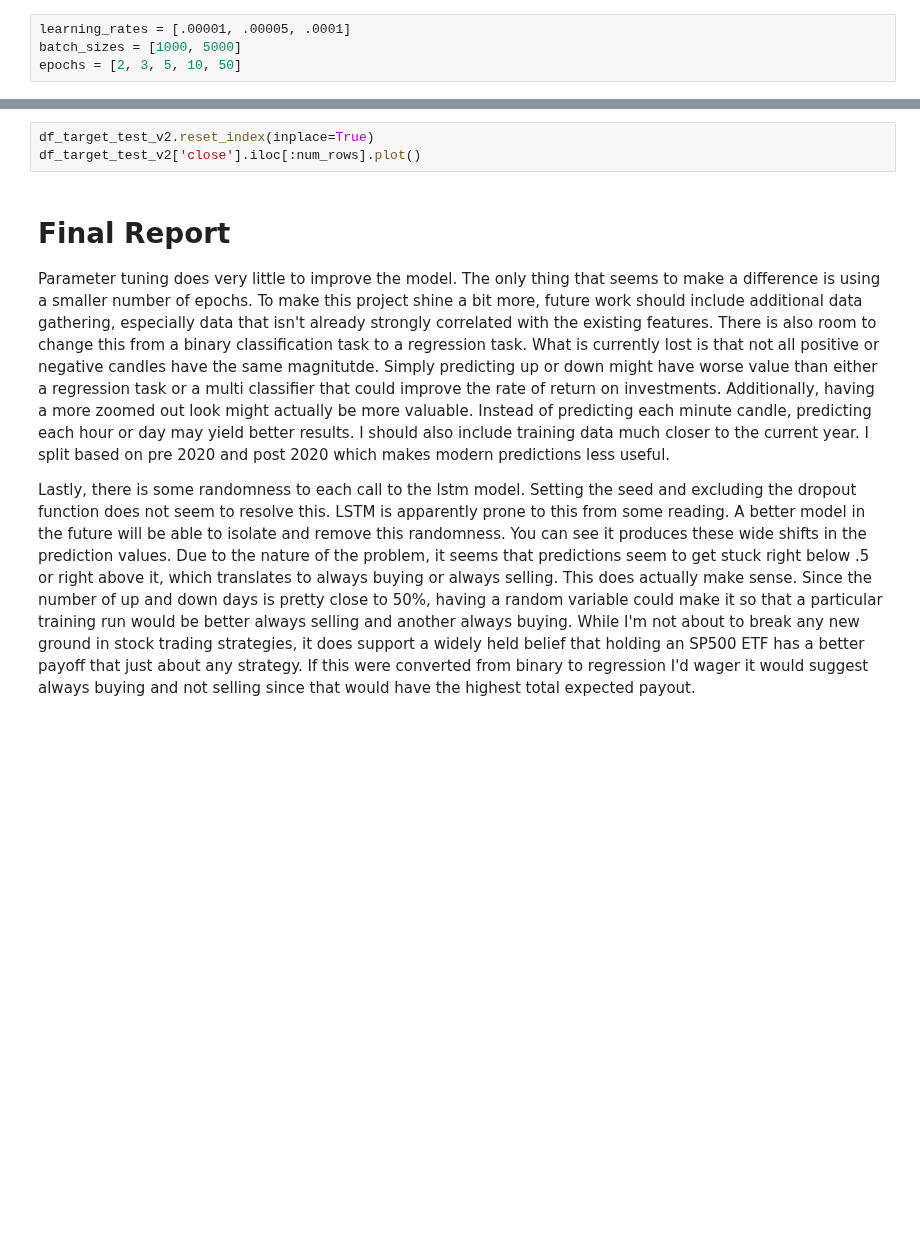
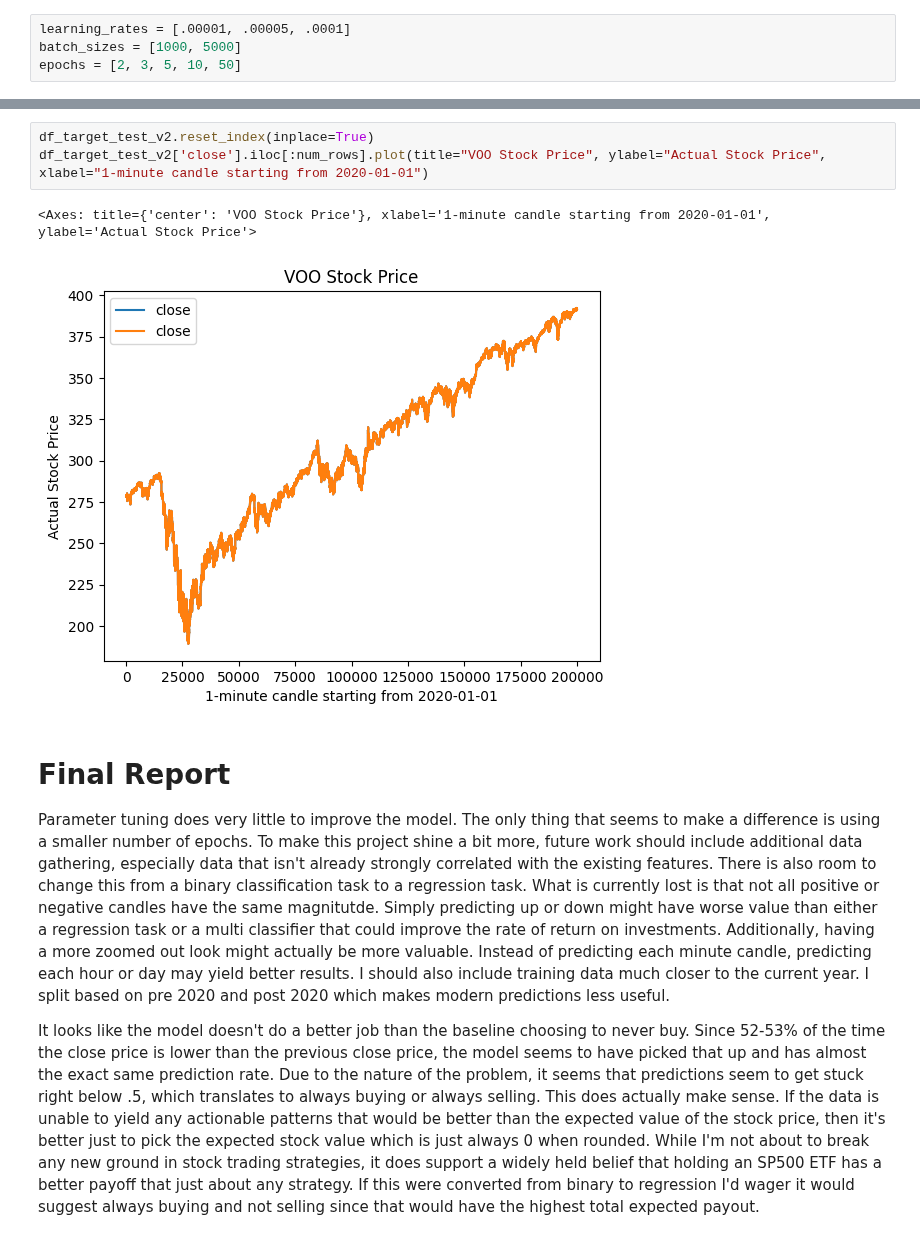
Before and after one commit to connorjsmith28/trading, a Jupyter notebook: models/ltsm.ipynb, the cells around one changed output, grey strips where cells are left out. Drawn from its saved outputs; the diff is of its cells as text; blank space fills up the shorter version.

Commit message:
Adding more text for final report and adding labels for graphs

```diff
--- a/models/ltsm.ipynb
+++ b/models/ltsm.ipynb
@@ -494,9 +499,12 @@ plot_best_model(net, best_params, train_data_set, test_data_set)
 # %%
 df_target_test_v2.reset_index(inplace=True)
-df_target_test_v2['close'].iloc[:num_rows].plot()
+df_target_test_v2['close'].iloc[:num_rows].plot(title="VOO Stock Price", ylabel="Actual Stock Price", xlabel="1-minute candle starting from 2020-01-01")
+# %% [output]
+<Axes: title={'center': 'VOO Stock Price'}, xlabel='1-minute candle starting from 2020-01-01', ylabel='Actual Stock Price'>
+[figure, added]
 # %% [markdown]
 # Final Report
 
 Parameter tuning does very little to improve the model. The only thing that seems to make a difference is using a smaller number of epochs. To make this project shine a bit more, future work should include additional data gathering, especially data that isn't already strongly correlated with the existing features. There is also room to change this from a binary classification task to a regression task. What is currently lost is that not all positive or negative candles have the same magnitutde. Simply predicting up or down might have worse value than either a regression task or a multi classifier that could improve the rate of return on investments. Additionally, having a more zoomed out look might actually be more valuable. Instead of predicting each minute candle, predicting each hour or day may yield better results. I should also include training data much closer to the current year. I split based on pre 2020 and post 2020 which makes modern predictions less useful.
 
-Lastly, there is some randomness to each call to the lstm model. Setting the seed and excluding the dropout function does not seem to resolve this. LSTM is apparently prone to this from some reading. A better model in the future will be able to isolate and remove this randomness. You can see it produces these wide shifts in the prediction values. Due to the nature of the problem, it seems that predictions seem to get stuck right below .5 or right above it, which translates to always buying or always selling. This does actually make sense. Since the number of up and down days is pretty close to 50%, having a random variable could make it so that a particular training run would be better always selling and another always buying. While I'm not about to break any new ground in stock trading strategies, it does support a widely held belief that holding an SP500 ETF has a better payoff that just about any strategy. If this were converted from binary to regression I'd wager it would suggest always buying and not selling since that would have the highest total expected payout.
+It looks like the model doesn't do a better job than the baseline choosing to never buy. Since 52-53% of the time the close price is lower than the previous close price, the model seems to have picked that up and has almost the exact same prediction rate. Due to the nature of the problem, it seems that predictions seem to get stuck right below .5, which translates to always buying or always selling. This does actually make sense. If the data is unable to yield any actionable patterns that would be better than the expected value of the stock price, then it's better just to pick the expected stock value which is just always 0 when rounded. While I'm not about to break any new ground in stock trading strategies, it does support a widely held belief that holding an SP500 ETF has a better payoff that just about any strategy. If this were converted from binary to regression I'd wager it would suggest always buying and not selling since that would have the highest total expected payout.
```
Also changed, not shown: parts of 3 cells of this notebook.
